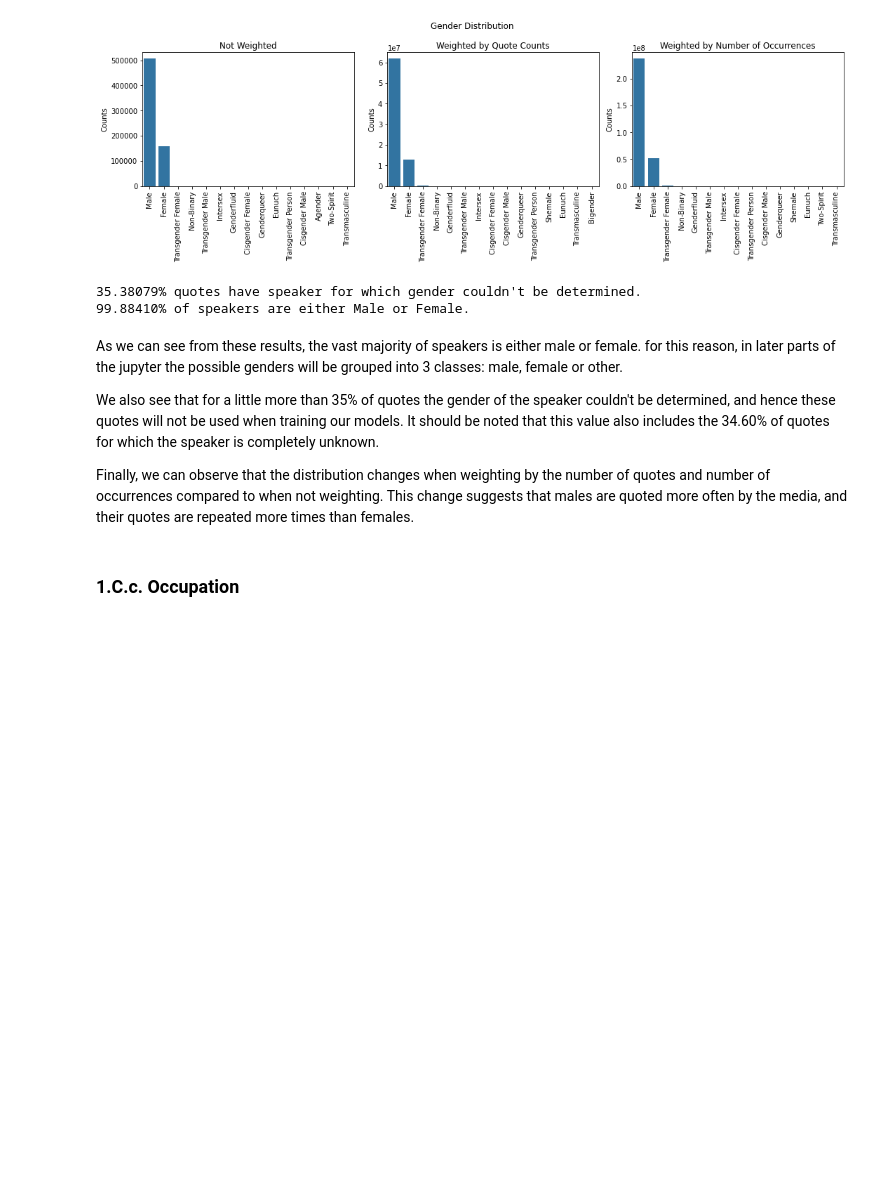
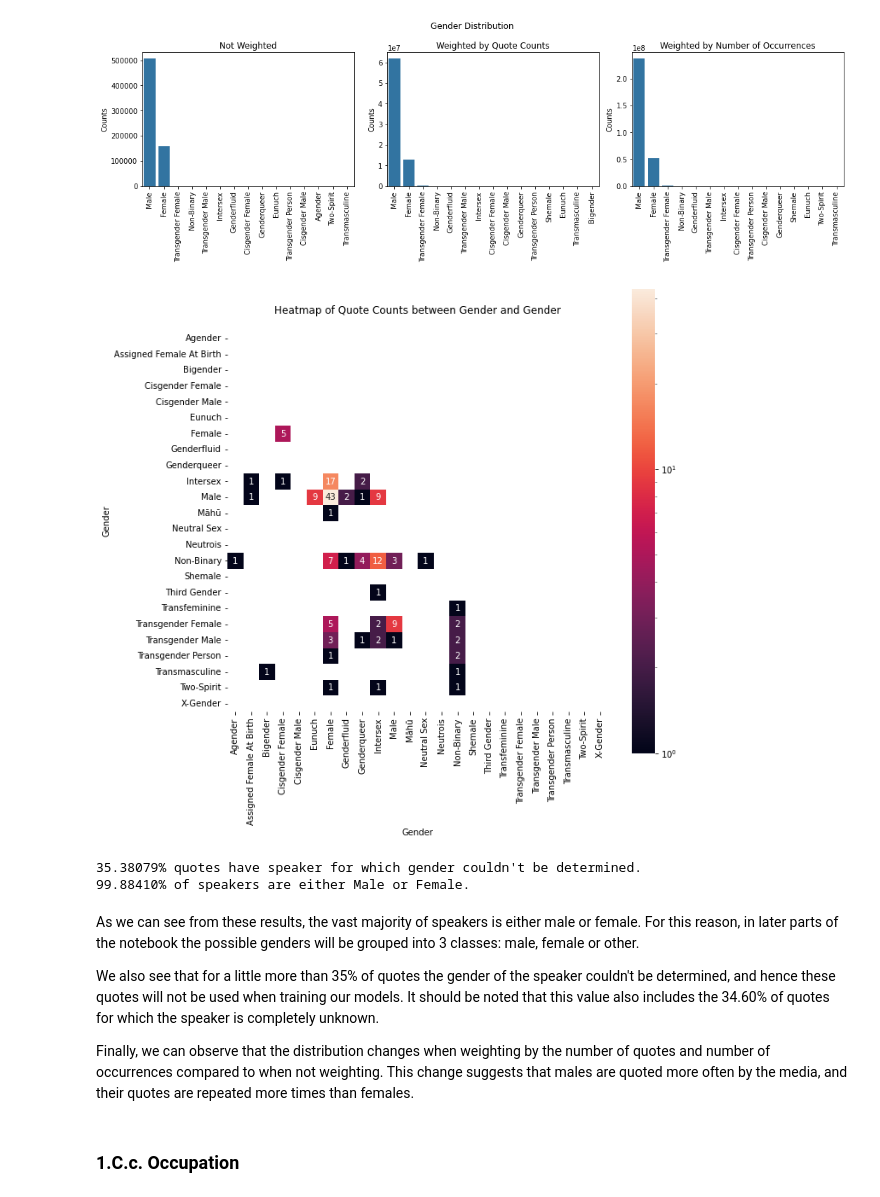
Before and after one commit to epfl-ada/ada-2021-project-cool-group-name, a Jupyter notebook: Project.ipynb, the cells around one changed output. Drawn from its saved outputs; the diff is of its cells as text; code cells hidden in the pictures; blank space fills up the shorter version.

```diff
--- a/Project.ipynb
+++ b/Project.ipynb
@@ -388,6 +396,10 @@ Finally, we can observe that the distribution changes when weighting by the numb
 plot.plot_speaker_feature_distribution(speakers_info, 'gender', n_bars = 15, figsize = (15, 5))
 # %% [output]
 [figure]
+# %%
+plot.plot_co_occurrence_matrix(speakers_info, 'gender', 'gender', annot = True)
+# %% [output]
+[figure, added]
 # %%
 print(f"{(speakers_info['gender'].isna() * speakers_info['quote_count']).sum() / speakers_info['quote_count'].sum():.5%} quotes have speaker for which gender couldn't be determined.")
 print(f"{speakers_info['gender'].isin([['Male'], ['Female']]).sum() / (~speakers_info['gender'].isna()).sum():.5%} of speakers are either Male or Female.")
@@ -395,7 +407,7 @@ print(f"{speakers_info['gender'].isin([['Male'], ['Female']]).sum() / (~speakers
 35.38079% quotes have speaker for which gender couldn't be determined.
 99.88410% of speakers are either Male or Female.
 # %% [markdown]
-As we can see from these results, the vast majority of speakers is either male or female. for this reason, in later parts of the jupyter the possible genders will be grouped into 3 classes: male, female or other.
+As we can see from these results, the vast majority of speakers is either male or female. For this reason, in later parts of the notebook the possible genders will be grouped into 3 classes: male, female or other.
 
 We also see that for a little more than 35% of quotes the gender of the speaker couldn't be determined, and hence these quotes will not be used when training our models. It should be noted that this value also includes the 34.60% of quotes for which the speaker is completely unknown.
 
```
Also changed, not shown: parts of 30 cells of this notebook, 2 other files.
